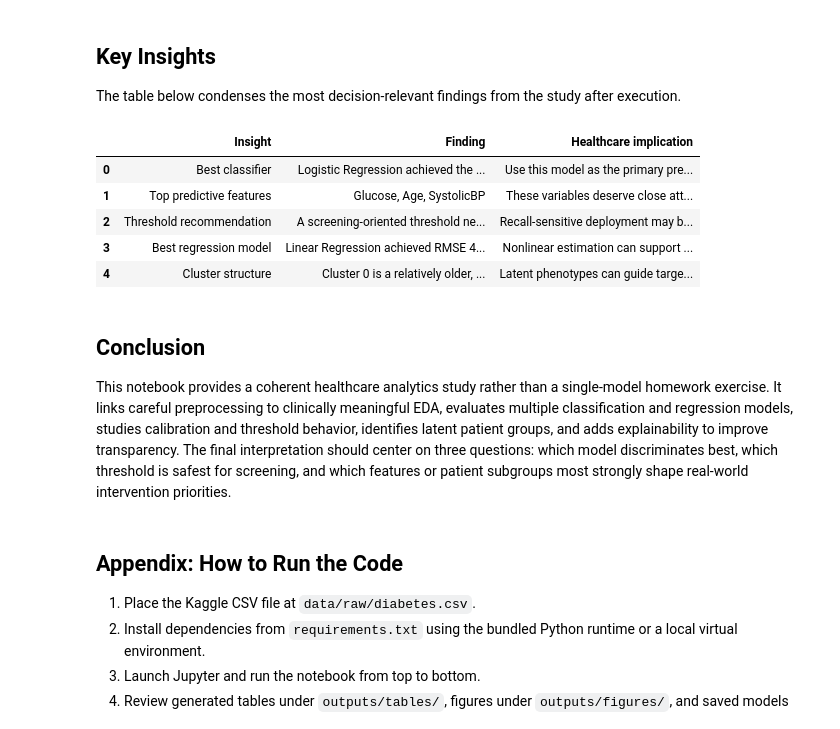
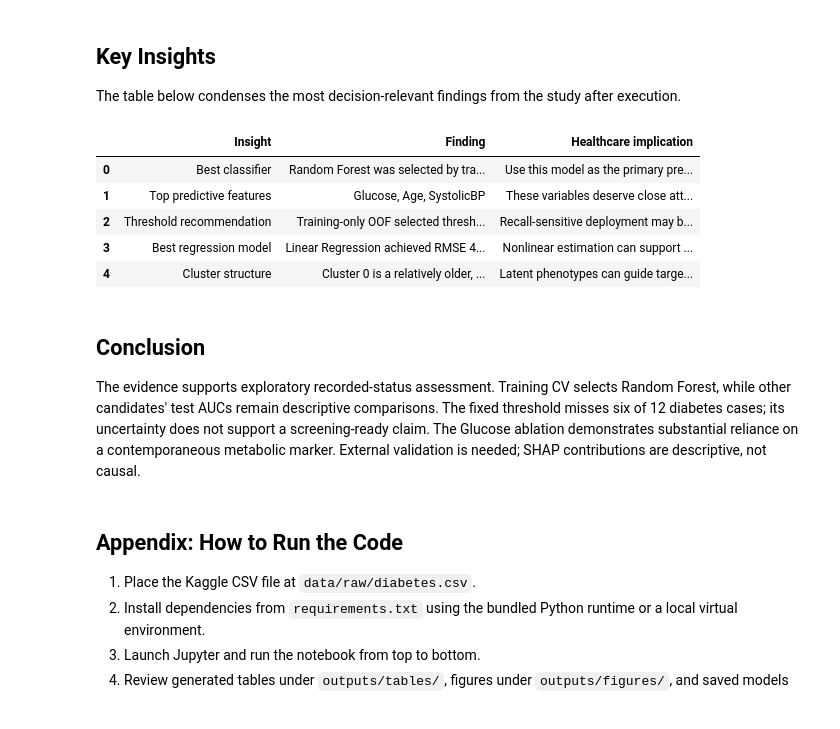
Before and after one commit to MaryamAli-2020/Explainable-AI-for-Diabetes-Risk-Stratification, a Jupyter notebook: notebooks/01_diabetes_healthcare_analytics.ipynb, the cells around one changed output. Drawn from its saved outputs; the diff is of its cells as text; code cells hidden in the pictures.

```diff
--- a/notebooks/01_diabetes_healthcare_analytics.ipynb
+++ b/notebooks/01_diabetes_healthcare_analytics.ipynb
@@ -600,44 +583,44 @@ key_insights = pd.DataFrame(
     [
         {
             "Insight": "Best classifier",
-            "Finding": f"{best_run['Model']} achieved the highest held-out ROC-AUC ({best_run['ROCAUC']:.3f}).",
+            "Finding": f"{best_run['Model']} was selected by training CV ROC-AUC ({best_run['CVBestScore']:.3f}); test ROC-AUC was {best_run['ROCAUC']:.3f}.",
             "Healthcare implication": "Use this model as the primary predictive candidate, then evaluate thresholding for screening safety.",
         },
         {
             "Insight": "Top predictive features",
             "Finding": top_features,
             "Healthcare implication": "These variables deserve close attention in clinical assessment and model monitoring.",
         },
         {
             "Insight": "Threshold recommendation",
-            "Finding": f"A screening-oriented threshold near {recommended_threshold['Threshold']:.2f} offers recall {recommended_threshold['Recall']:.3f} and precision {recommended_threshold['Precision']:.3f}.",
+            "Finding": f"Training-only OOF selected threshold {threshold_test['Threshold']:.2f}; held-out recall {threshold_test['Recall']:.3f}, precision {threshold_test['Precision']:.3f}, FN {threshold_test['Counts']['fn']}, FP {threshold_test['Counts']['fp']}.",
             "Healthcare implication": "Recall-sensitive deployment may be preferable when missed high-risk patients are costly.",
         },
         {
             "Insight": "Best regression model",
             "Finding": f"{best_regression_run['Model']} achieved RMSE {best_regression_run['RMSE']:.2f} and R? {best_regression_run['R2']:.3f} for glucose prediction.",
             "Healthcare implication": "Nonlinear estimation can support supportive analytics when a direct glucose reading is unavailable.",
         },
         {
             "Insight": "Cluster structure",
             "Finding": cluster_summary,
             "Healthcare implication": "Latent phenotypes can guide targeted follow-up, education, and stratified intervention design.",
         },
     ]
 )
 display(key_insights)
 key_insights.to_csv(TABLES_DIR / "key_insights.csv", index=False)
 # %% [output]
 |  | Insight | Finding | Healthcare implication |
-| 0 | Best classifier | Logistic Regression achieved the ... | Use this model as the primary pre... |
+| 0 | Best classifier | Random Forest was selected by tra... | Use this model as the primary pre... |
 | 1 | Top predictive features | Glucose, Age, SystolicBP | These variables deserve close att... |
-| 2 | Threshold recommendation | A screening-oriented threshold ne... | Recall-sensitive deployment may b... |
+| 2 | Threshold recommendation | Training-only OOF selected thresh... | Recall-sensitive deployment may b... |
 | 3 | Best regression model | Linear Regression achieved RMSE 4... | Nonlinear estimation can support ... |
 | 4 | Cluster structure | Cluster 0 is a relatively older, ... | Latent phenotypes can guide targe... |
 # %% [markdown]
 ## Conclusion
 
-This notebook provides a coherent healthcare analytics study rather than a single-model homework exercise. It links careful preprocessing to clinically meaningful EDA, evaluates multiple classification and regression models, studies calibration and threshold behavior, identifies latent patient groups, and adds explainability to improve transparency. The final interpretation should center on three questions: which model discriminates best, which threshold is safest for screening, and which features or patient subgroups most strongly shape real-world intervention priorities.
+The evidence supports exploratory recorded-status assessment. Training CV selects Random Forest, while other candidates' test AUCs remain descriptive comparisons. The fixed threshold misses six of 12 diabetes cases; its uncertainty does not support a screening-ready claim. The Glucose ablation demonstrates substantial reliance on a contemporaneous metabolic marker. External validation is needed; SHAP contributions are descriptive, not causal.
 # %% [markdown]
 ## Appendix: How to Run the Code
 
```
Also changed, not shown: parts of 15 cells of this notebook, 20 other files.
